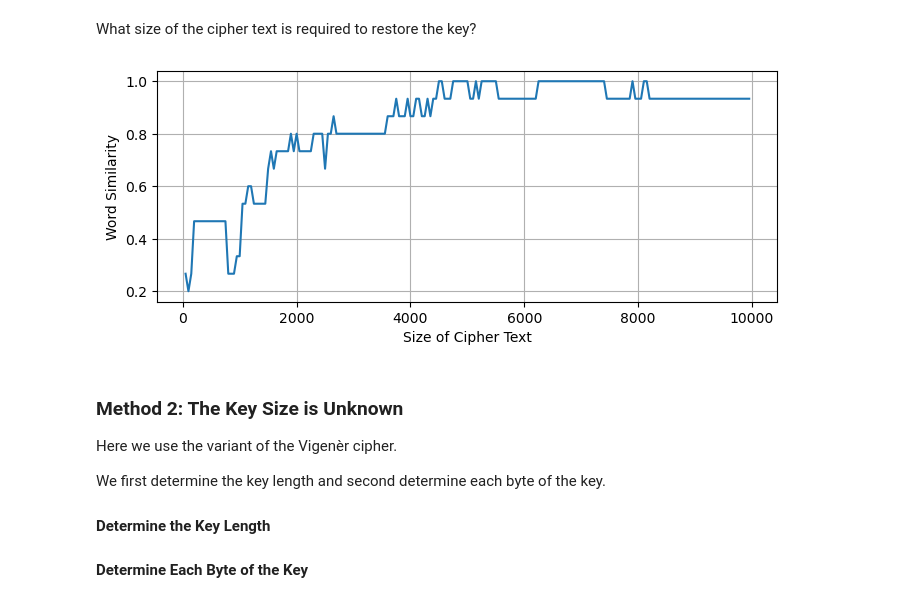
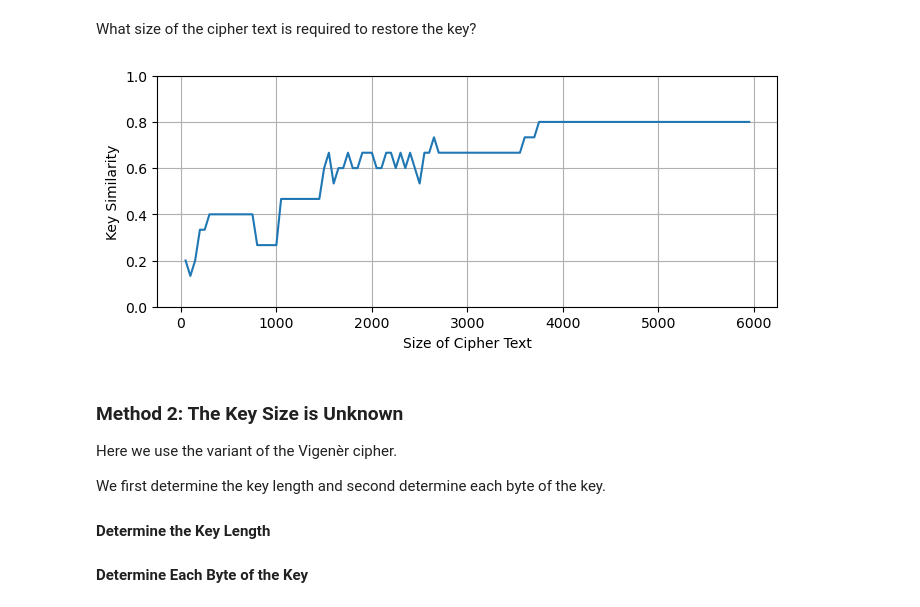
Before and after one commit to thomd/notes-on-cryptography, a Jupyter notebook: cryptography.ipynb, the cells around one changed output. Saved outputs shown, nothing was run; the diff lists cells and outputs as text; code cells hidden in the pictures.

```diff
--- a/cryptography.ipynb
+++ b/cryptography.ipynb
@@ -397,19 +367,20 @@ What size of the cipher text is required to restore the key?
 # %%
 import difflib
 ciphertext_size = []
 similarity = []
-for s in range(50, 10000, 50):
+for s in range(50, 6000, 50):
     restored_key = restore_vigenere_key(15, ciphertext[:s])
     ciphertext_size.append(s)
     similarity.append(difflib.SequenceMatcher(a=key, b=restored_key).ratio())
 
 plt.subplots(figsize=(8, 3))
+plt.ylim(0, 1)
 plt.grid()
-plt.ylabel('Word Similarity')
+plt.ylabel('Key Similarity')
 plt.xlabel('Size of Cipher Text')
 plt.plot(ciphertext_size, similarity);
 # %% [output]
-[figure, old version]
+[figure, new version]
 # %% [markdown]
 ### Method 2: The Key Size is Unknown
 
```
Also changed, not shown: parts of 9 cells of this notebook.
